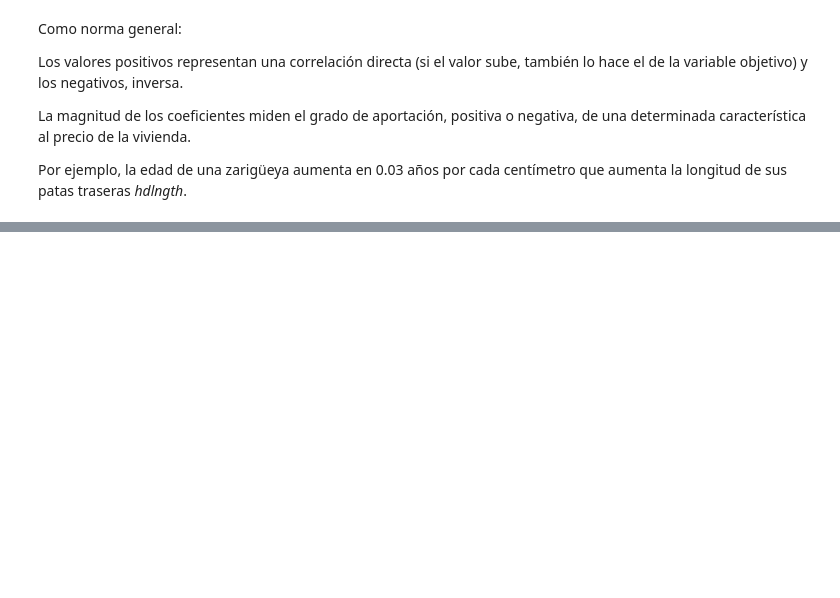
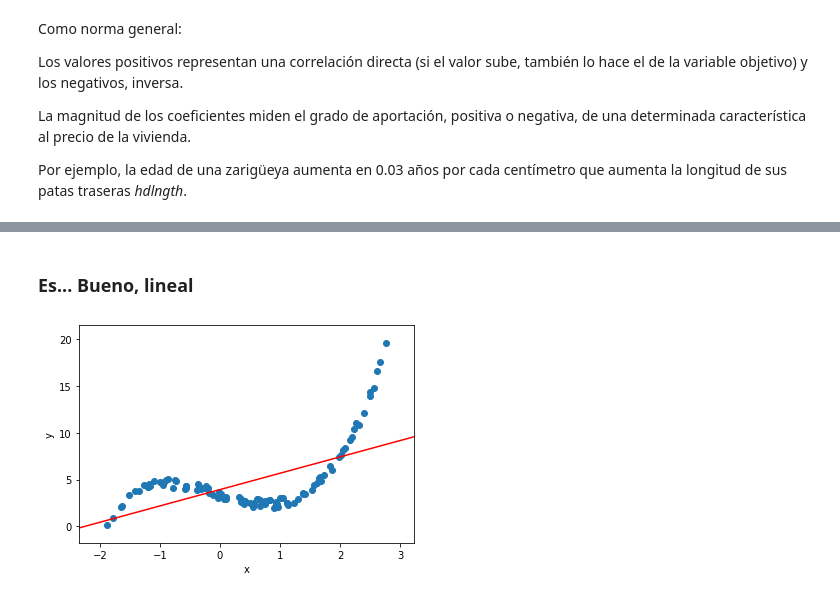
Before and after one commit to w-dan/academy_2023, a Jupyter notebook: Regresion_lineal.ipynb, the cells around one changed output, grey strips where cells are left out. Cells and saved outputs as stored; diff of their text form; code cells hidden in the pictures; blank space fills up the shorter version.

```diff
--- a/Regresion_lineal.ipynb
+++ b/Regresion_lineal.ipynb
@@ -389,0 +477,40 @@ Por ejemplo, la edad de una zarigüeya aumenta en 0.03 años por cada centímetr
+# %% [markdown]
+### Es... Bueno, lineal
+# %%
+from sklearn.linear_model import LinearRegression
+import matplotlib.pyplot as plt
+import numpy as np
+
+n_samples = 100
+
+np.random.seed(43)
+
+X = np.expand_dims(np.linspace(-2, 2, n_samples), axis=1) + np.random.rand(n_samples,1)
+y = 3 - 2 * X + X * X * X + np.random.rand(n_samples,1)
+
+# configuración del gráfico
+plt.figure()
+
+min_x = np.min(X)
+max_x = np.max(X)
+diff_x = max_x - min_x
+
+min_y = np.min(y)
+max_y = np.max(y)
+diff_y = max_y - min_y
+
+plt.xlim(min_x - 0.1 * diff_x, max_x + 0.1 * diff_x)
+plt.ylim(min_y - 0.1 * diff_y, max_y + 0.1 * diff_y)
+
+plt.xlabel('x')
+plt.ylabel('y')
+
+plt.scatter(X, y)
+
+reg = LinearRegression().fit(X, y)
+line = np.linspace(min_x - 0.1 * diff_x, max_x + 0.1 * diff_x)
+plt.plot(line, reg.intercept_ + reg.coef_[0] * line, c='red')
+
+plt.show()
+# %% [output]
+[figure, added]
```
Also changed, not shown: parts of 6 cells of this notebook.
